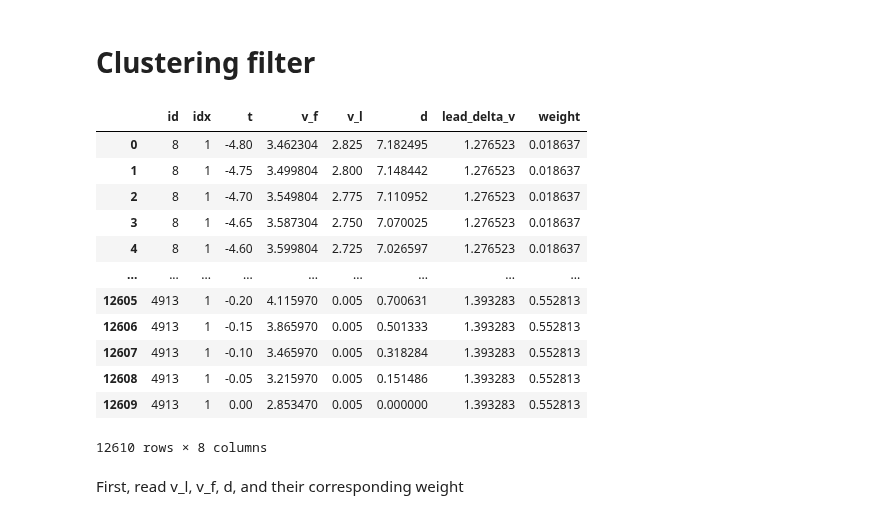
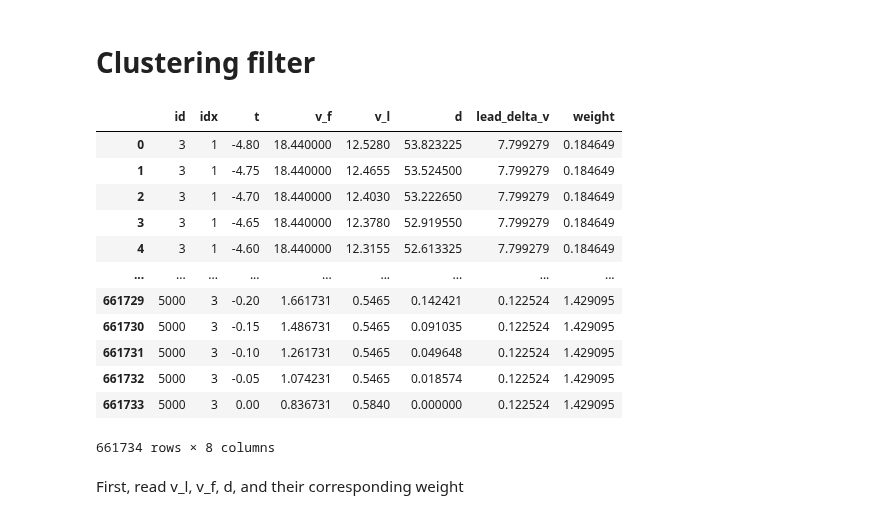
Before and after one commit to ShawnZhaoMX/RearEndCrashGeneration, a Jupyter notebook: CrashGenerationModel.ipynb, the cells around one changed output. Drawn from its saved outputs; the diff is of its cells as text; code cells hidden in the pictures.

Commit message:
update clustering filter

```diff
--- a/CrashGenerationModel.ipynb
+++ b/CrashGenerationModel.ipynb
@@ -421,30 +404,34 @@ list_train_val_test = list_train_val_test[0]
 ID_train, ID_val, ID_test = list_train_val_test[0], list_train_val_test[1], list_train_val_test[2]
 ID_train, ID_val, ID_test = ID_train+1, ID_val+1, ID_test+1
 # %%
-filter_gen_train = np.all(
-    [df_gen["id"].isin(ID_train),
-     df_gen["idx"]<=1,
-     df_gen["t"]>-4.84,
-#      df_gen["id"] == 1
+import copy
+ID_eva = copy.deepcopy(ID_test)
+
+filter_gen_eva = np.all(
+    [
+        df_gen["id"].isin(ID_eva),
+        df_gen["idx"]<=3,
+        df_gen["t"]>-4.84,
+#         df_gen["id"] == 1
     ],
     axis=0
 )
+
+df_gen_eva = df_gen[filter_gen_eva].reset_index(drop=True)
+df_gen_eva
+# %% [output]
+|  | id | idx | t | v_f | v_l | d | lead_delta_v | weight |
+| 0 | 3 | 1 | -4.80 | 18.440000 | 12.5280 | 53.823225 | 7.799279 | 0.184649 |
+| 1 | 3 | 1 | -4.75 | 18.440000 | 12.4655 | 53.524500 | 7.799279 | 0.184649 |
+| 2 | 3 | 1 | -4.70 | 18.440000 | 12.4030 | 53.222650 | 7.799279 | 0.184649 |
+| 3 | 3 | 1 | -4.65 | 18.440000 | 12.3780 | 52.919550 | 7.799279 | 0.184649 |
+| 4 | 3 | 1 | -4.60 | 18.440000 | 12.3155 | 52.613325 | 7.799279 | 0.184649 |
+| ... | ... | ... | ... | ... | ... | ... | ... | ... |
+| 661729 | 5000 | 3 | -0.20 | 1.661731 | 0.5465 | 0.142421 | 0.122524 | 1.429095 |
+| 661730 | 5000 | 3 | -0.15 | 1.486731 | 0.5465 | 0.091035 | 0.122524 | 1.429095 |
+| 661731 | 5000 | 3 | -0.10 | 1.261731 | 0.5465 | 0.049648 | 0.122524 | 1.429095 |
+| 661732 | 5000 | 3 | -0.05 | 1.074231 | 0.5465 | 0.018574 | 0.122524 | 1.429095 |
+| 661733 | 5000 | 3 | 0.00 | 0.836731 | 0.5840 | 0.000000 | 0.122524 | 1.429095 |
+661734 rows × 8 columns
-# %%
-df_gen_train = df_gen[filter_gen_train].reset_index(drop=True)
-df_gen_train
-# %% [output]
-|  | id | idx | t | v_f | v_l | d | lead_delta_v | weight |
-| 0 | 8 | 1 | -4.80 | 3.462304 | 2.825 | 7.182495 | 1.276523 | 0.018637 |
-| 1 | 8 | 1 | -4.75 | 3.499804 | 2.800 | 7.148442 | 1.276523 | 0.018637 |
-| 2 | 8 | 1 | -4.70 | 3.549804 | 2.775 | 7.110952 | 1.276523 | 0.018637 |
-| 3 | 8 | 1 | -4.65 | 3.587304 | 2.750 | 7.070025 | 1.276523 | 0.018637 |
-| 4 | 8 | 1 | -4.60 | 3.599804 | 2.725 | 7.026597 | 1.276523 | 0.018637 |
-| ... | ... | ... | ... | ... | ... | ... | ... | ... |
-| 12605 | 4913 | 1 | -0.20 | 4.115970 | 0.005 | 0.700631 | 1.393283 | 0.552813 |
-| 12606 | 4913 | 1 | -0.15 | 3.865970 | 0.005 | 0.501333 | 1.393283 | 0.552813 |
-| 12607 | 4913 | 1 | -0.10 | 3.465970 | 0.005 | 0.318284 | 1.393283 | 0.552813 |
-| 12608 | 4913 | 1 | -0.05 | 3.215970 | 0.005 | 0.151486 | 1.393283 | 0.552813 |
-| 12609 | 4913 | 1 | 0.00 | 2.853470 | 0.005 | 0.000000 | 1.393283 | 0.552813 |
-12610 rows × 8 columns
 # %% [markdown]
 First, read v_l, v_f, d, and their corresponding  weight
```
Also changed, not shown: parts of 30 cells of this notebook, 4 other files.
